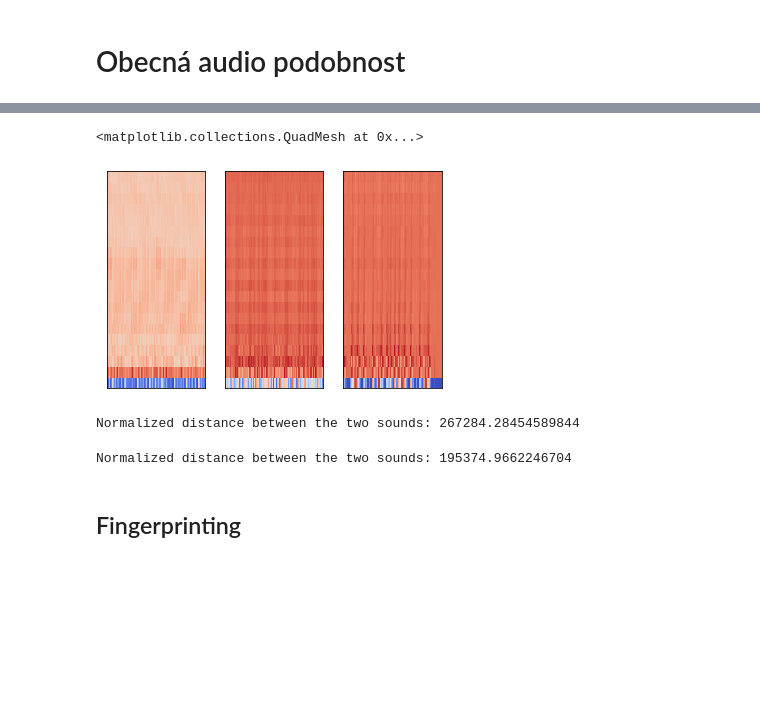
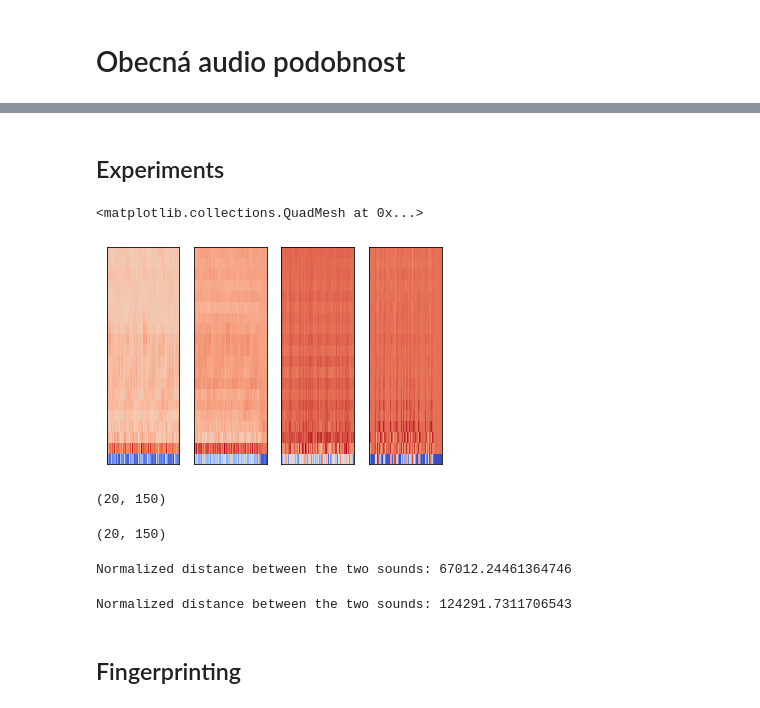
Before and after one commit to jstorm31/audio-similarity, a Jupyter notebook: audio_similarity_prototype.ipynb, the cells around one changed output, grey strips where cells are left out. Cells and saved outputs as stored; diff of their text form; code cells hidden in the pictures; blank space fills up the shorter version.

Commit message:
Add simple MFCC matching with DTW

```diff
--- a/audio_similarity_prototype.ipynb
+++ b/audio_similarity_prototype.ipynb
@@ -11,33 +111,50 @@ from numpy.linalg import norm
+# %% [markdown]
+## Experiments
 # %%
 y1, sr1 = librosa.load('data/sample_1.wav')
 y2, sr2 = librosa.load('data/dubstep_beat_1.wav')
 y3, sr3 = librosa.load('data/dubstep_drum.mp3')
+y4, sr4 = librosa.load('data/recorded_sample_1.m4a')
 # %%
 #Showing multiple plots using subplot
-plt.subplot(1, 3, 1)
+plt.subplot(1, 4, 1)
 mfcc1 = librosa.feature.mfcc(y1,sr1)   #Computing MFCC values
 librosa.display.specshow(mfcc1)
 
-plt.subplot(1, 3, 2)
+plt.subplot(1, 4, 2)
+mfcc4 = librosa.feature.mfcc(y4, sr4)
+librosa.display.specshow(mfcc4)
+
+plt.subplot(1, 4, 3)
 mfcc2 = librosa.feature.mfcc(y2, sr2)
 librosa.display.specshow(mfcc2)
 
-plt.subplot(1, 3, 3)
+plt.subplot(1, 4, 4)
 mfcc3 = librosa.feature.mfcc(y3, sr3)
 librosa.display.specshow(mfcc3)
 # %% [output]
 <matplotlib.collections.QuadMesh at 0x...>
-[figure, old version]
+[figure, new version]
+# %%
+mfcc4 = mfcc4[:, 50:200]
+mfcc4.shape
+# %% [output]
+(20, 150)
+# %%
+mfcc1 = mfcc1[:, :mfcc4.shape[1]]
+mfcc1.shape
+# %% [output]
+(20, 150)
 # %%
-dist, cost, acc_cost, path = dtw(mfcc1.T, mfcc2.T, dist=lambda x, y: norm(x - y, ord=1))
+dist, cost, acc_cost, path = dtw(mfcc1.T, mfcc4.T, dist=lambda x, y: norm(x - y, ord=1))
 print('Normalized distance between the two sounds:', dist)
 # %% [output]
-Normalized distance between the two sounds: 267284.28454589844
+Normalized distance between the two sounds: 67012.24461364746
 # %%
 dist, cost, acc_cost, path = dtw(mfcc3.T, mfcc2.T, dist=lambda x, y: norm(x - y, ord=1))
 print('Normalized distance between the two sounds:', dist)
 # %% [output]
-Normalized distance between the two sounds: 195374.9662246704
+Normalized distance between the two sounds: 124291.7311706543
 # %% [markdown]
 ## Fingerprinting
 # %%
```
Also changed, not shown: parts of 18 cells of this notebook, 1 other file.
